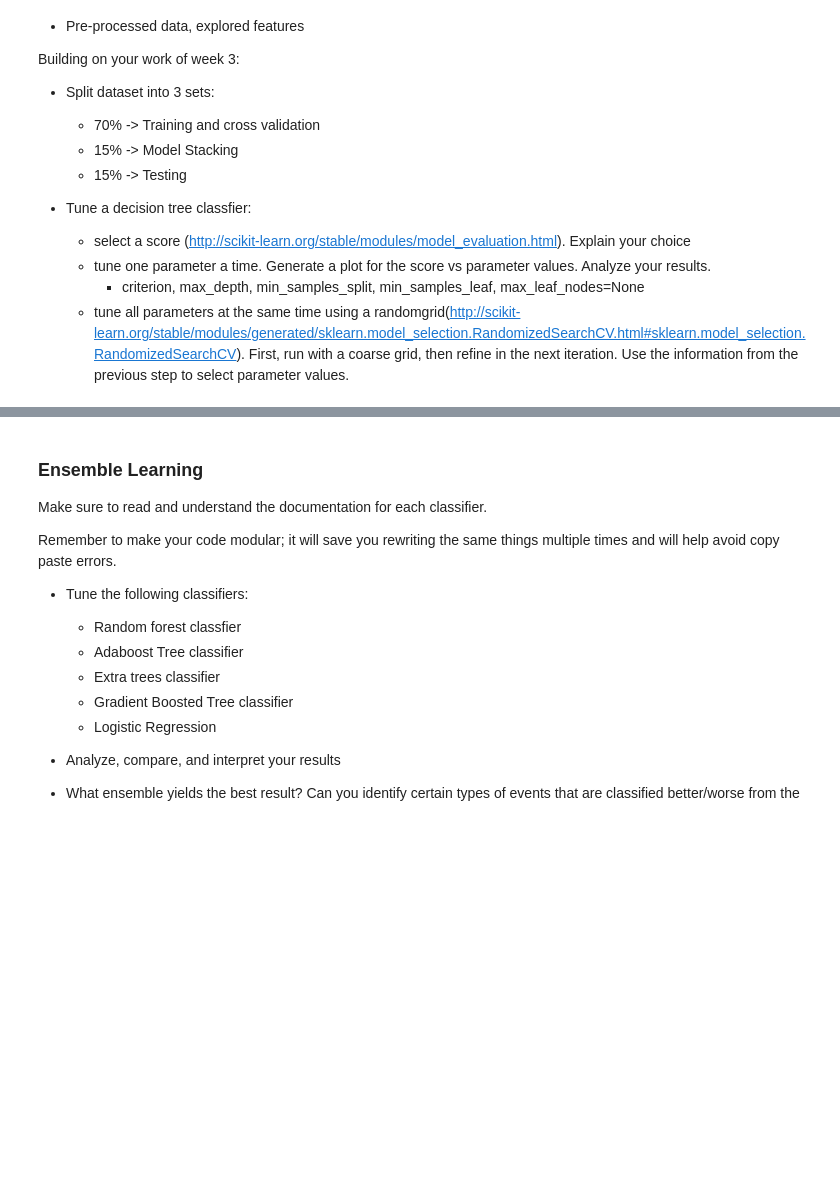
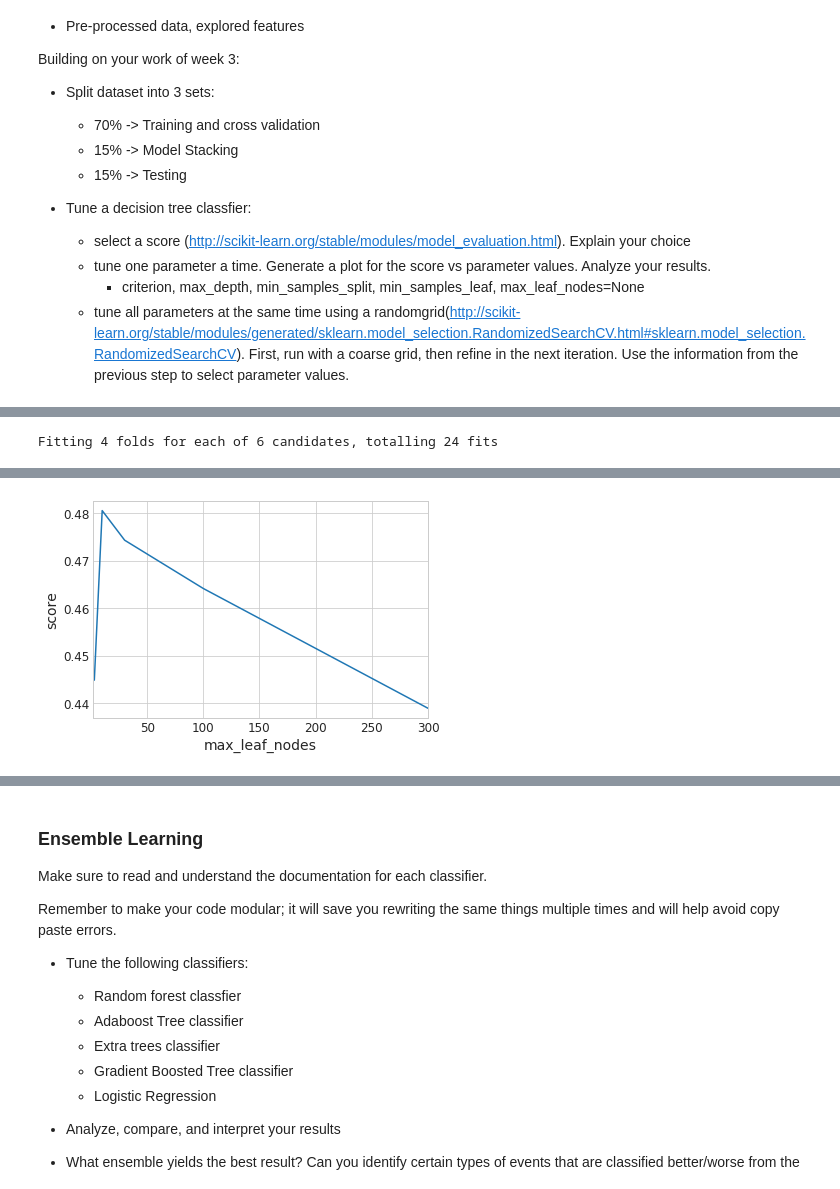
Before and after one commit to derek-pyne/ml_playground, a Jupyter notebook: classes/machine_learning/W7_Pyne_qq233068.ipynb, the cells around one changed output, grey strips where cells are left out. Drawn from its saved outputs; the diff is of its cells as text; code cells hidden in the pictures; blank space fills up the shorter version.

```diff
--- a/classes/machine_learning/W7_Pyne_qq233068.ipynb
+++ b/classes/machine_learning/W7_Pyne_qq233068.ipynb
@@ -52,0 +167,5 @@ df = pd.read_excel("/path/to/file/default of credit card clients.xls",
+# %%
+result_df = parameter_tuner(X_train_prepared, y_train, DecisionTreeClassifier(),
+                {'max_leaf_nodes': [2, 3, 10, 30, 100, 300]})
+# %% [output]
+Fitting 4 folds for each of 6 candidates, totalling 24 fits
@@ -52,0 +174 @@ df = pd.read_excel("/path/to/file/default of credit card clients.xls",
+[figure, added]
```
Also changed, not shown: parts of 49 cells of this notebook.
